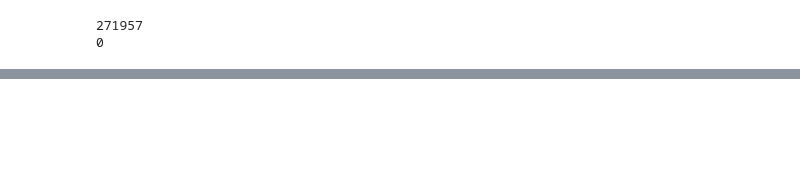
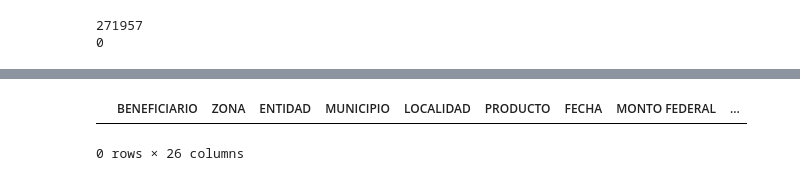
Before and after one commit to DGRIA/SESNA-Fertilizantes, a Jupyter notebook: src/Notebooks/2.3.1 Benef2019_Cleaning_and_merged.ipynb, the cells around one changed output, grey strips where cells are left out. Saved outputs shown, nothing was run; the diff lists cells and outputs as text; code cells hidden in the pictures; blank space fills up the shorter version.

```diff
--- a/src/Notebooks/2.3.1 Benef2019_Cleaning_and_merged.ipynb
+++ b/src/Notebooks/2.3.1 Benef2019_Cleaning_and_merged.ipynb
@@ -748,6 +747,11 @@ dtype: int64
 rows_with_nan = listado_beneficiarios_parte_II_localidades[listado_beneficiarios_parte_II_localidades.isna().any(axis=1)]
 
 # rows_with_nan now contains only the rows with NaN values in any column
+# %%
+rows_with_nan[rows_with_nan['Entidad_inegi'].isna()]
+# %% [output]
+|  | BENEFICIARIO | ZONA | ENTIDAD | MUNICIPIO | LOCALIDAD | PRODUCTO | FECHA | MONTO FEDERAL | ... |
+0 rows × 26 columns
 # %%
 rows_with_nan.tail(50)
 # %% [output]
```
Also changed, not shown: parts of 15 cells of this notebook, 8 other files.
